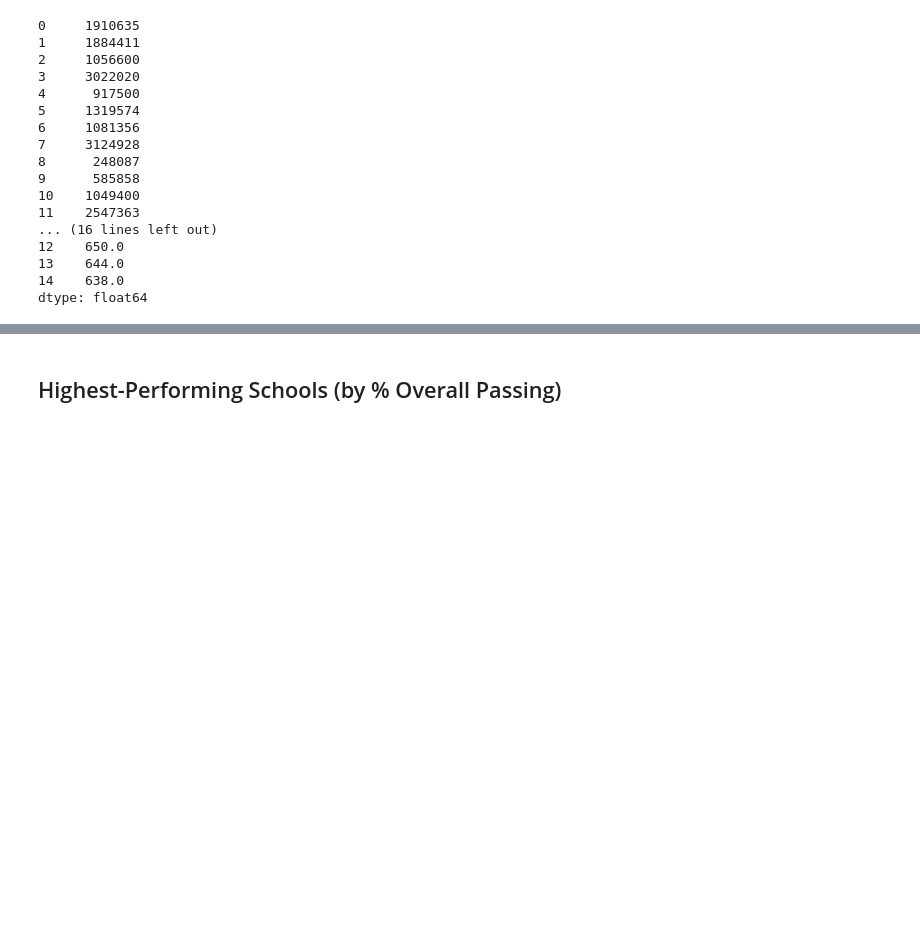
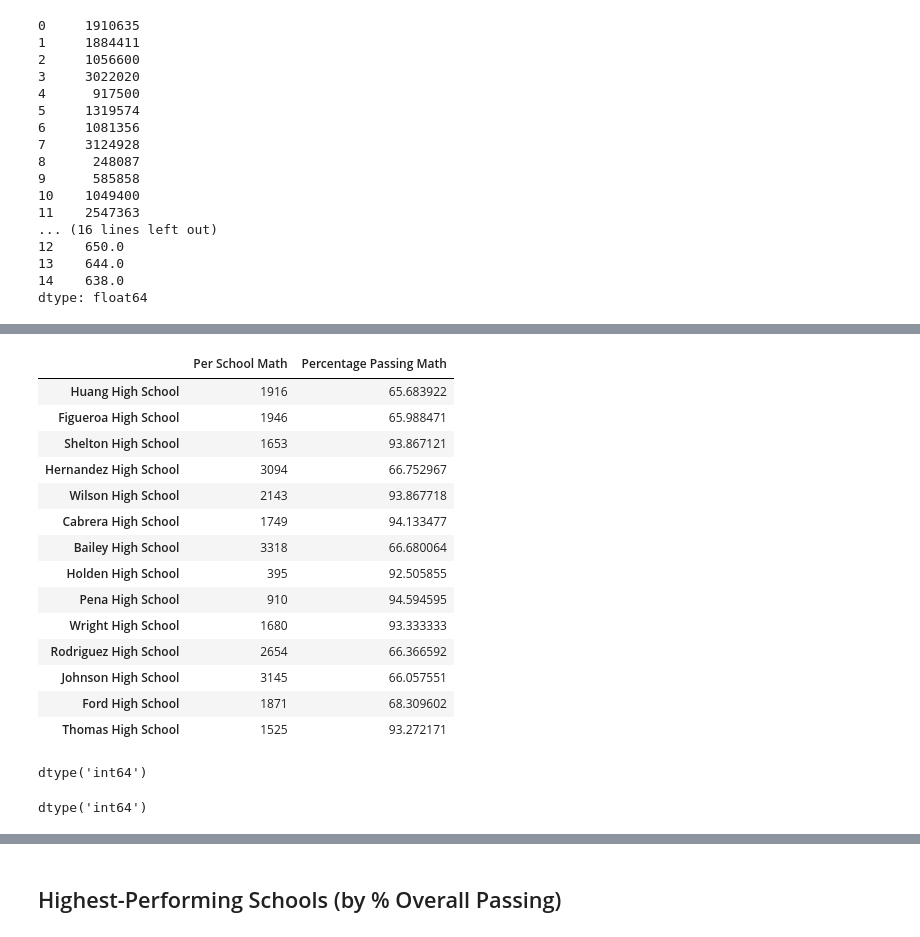
Before and after one commit to Coastal-Brake/pandas-challenge, a Jupyter notebook: PyCitySchools/PyCitySchools.ipynb, the cells around one changed output, grey strips where cells are left out. Cells and saved outputs as stored; diff of their text form; code cells hidden in the pictures; blank space fills up the shorter version.

```diff
--- a/PyCitySchools/PyCitySchools.ipynb
+++ b/PyCitySchools/PyCitySchools.ipynb
@@ -176,6 +197,6 @@ for school_name in school_names:
     student_count.append(count)
 
 student_count_data = { 'Student Count Per School': student_count}
-per_school_student_count = pd.DataFrame(student_count_data, index=None)
-per_school_student_count
+per_school_student_count = pd.DataFrame(student_count_data, index=school_names)
+per_school_student_count.dtypes
 # %% [output]
@@ -273,8 +281,9 @@ for school_name in school_names:
     school_passable_math_students.append(students_pass_math)
 
 students_passing_math_data = {'Per School Math': school_passable_math_students}
-school_students_passing_math = pd.DataFrame(students_passing_math_data, index=None)
+school_students_passing_math = pd.DataFrame(students_passing_math_data, index=school_names)
 students_passing_math=school_students_passing_math["Per School Math"].sum()
-print(students_passing_math)
-print(school_students_passing_math)
+school_students_passing_math.head(15)
+#print(students_passing_math)
+#print(school_students_passing_math)
 # %% [output]
@@ -343,0 +369,2 @@ students_passing_math_and_reading.head()
+# %%
+school_students_passing_math['Per School Math'] = school_students_passing_math['Per School Math'].astype(int)
@@ -343,0 +462,19 @@ students_passing_math_and_reading.head()
+# %%
+school_students_passing_math['Percentage Passing Math'] = (school_students_passing_math['Per School Math'] / per_school_student_count['Student Count Per School']) * 100
+school_students_passing_math.head(15)
+# %% [output]
+|  | Per School Math | Percentage Passing Math |
+| Huang High School | 1916 | 65.683922 |
+| Figueroa High School | 1946 | 65.988471 |
+| Shelton High School | 1653 | 93.867121 |
+| Hernandez High School | 3094 | 66.752967 |
+| Wilson High School | 2143 | 93.867718 |
+| Cabrera High School | 1749 | 94.133477 |
+| Bailey High School | 3318 | 66.680064 |
+| Holden High School | 395 | 92.505855 |
+| Pena High School | 910 | 94.594595 |
+| Wright High School | 1680 | 93.333333 |
+| Rodriguez High School | 2654 | 66.366592 |
+| Johnson High School | 3145 | 66.057551 |
+| Ford High School | 1871 | 68.309602 |
+| Thomas High School | 1525 | 93.272171 |
@@ -343,0 +483,8 @@ students_passing_math_and_reading.head()
+# %%
+per_school_student_count['Student Count Per School'].dtype
+# %% [output]
+dtype('int64')
+# %%
+school_students_passing_reading['Per School Reading'].dtype
+# %% [output]
+dtype('int64')
```
Also changed, not shown: parts of 24 cells of this notebook, 1 other file.
